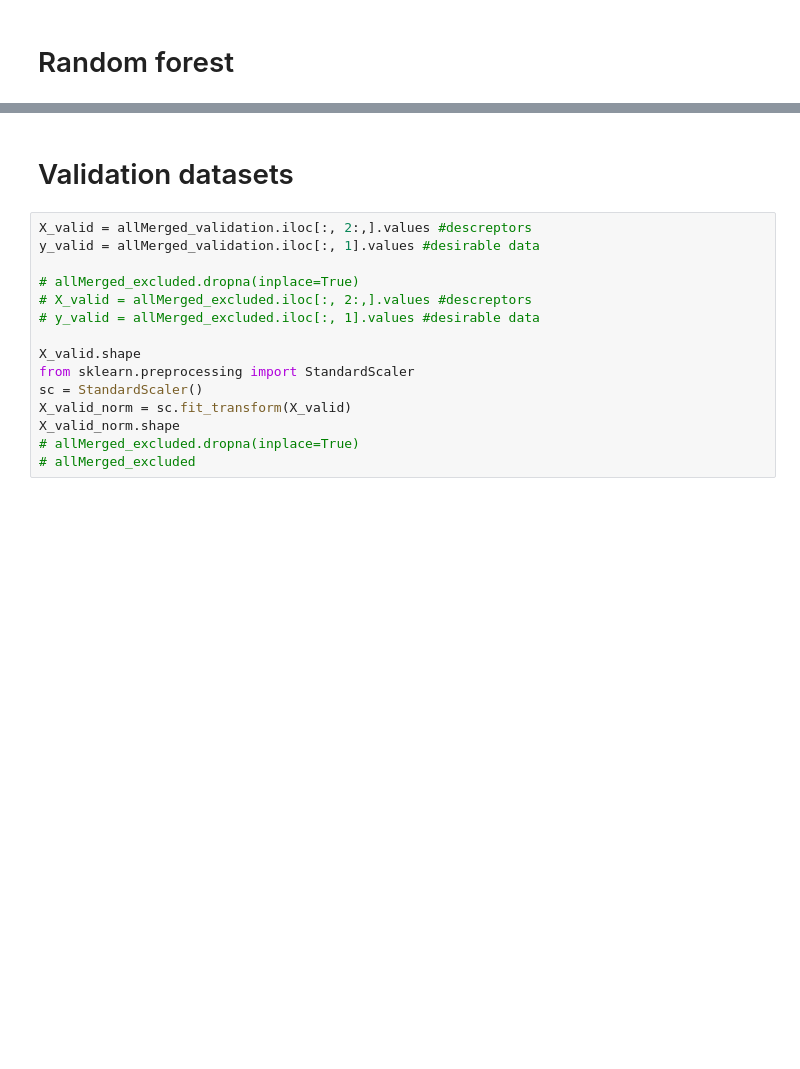
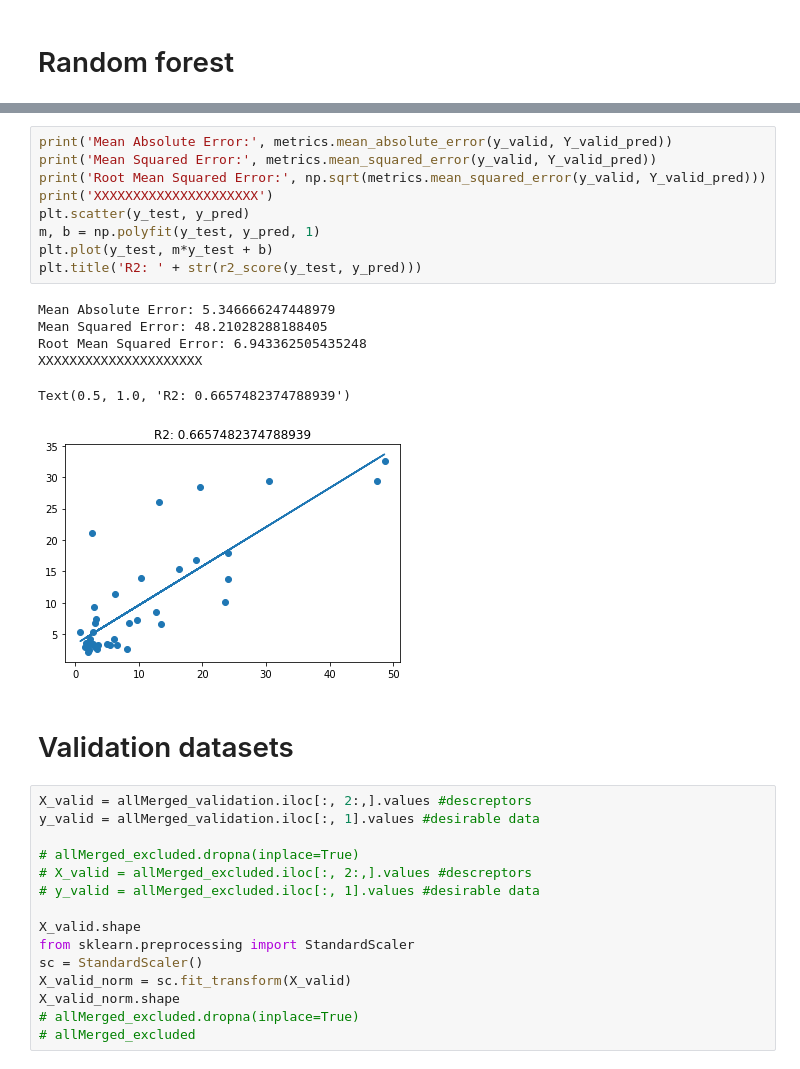
Before and after one commit to hskaushik/deepchem_learning, a Jupyter notebook: project1/RandomForest_PP_Clearance_regression.ipynb, the cells around one changed output, grey strips where cells are left out. Cells and saved outputs as stored; diff of their text form; blank space fills up the shorter version.

```diff
--- a/project1/RandomForest_PP_Clearance_regression.ipynb
+++ b/project1/RandomForest_PP_Clearance_regression.ipynb
@@ -170,3 +188,19 @@ Text(0.5, 1.0, 'R2: 0.7567818176438006')
+# %%
+print('Mean Absolute Error:', metrics.mean_absolute_error(y_valid, Y_valid_pred))
+print('Mean Squared Error:', metrics.mean_squared_error(y_valid, Y_valid_pred))
+print('Root Mean Squared Error:', np.sqrt(metrics.mean_squared_error(y_valid, Y_valid_pred)))
+print('XXXXXXXXXXXXXXXXXXXXX')
+plt.scatter(y_test, y_pred)
+m, b = np.polyfit(y_test, y_pred, 1)
+plt.plot(y_test, m*y_test + b)
+plt.title('R2: ' + str(r2_score(y_test, y_pred)))
+# %% [output]
+Mean Absolute Error: 5.346666247448979
+Mean Squared Error: 48.21028288188405
+Root Mean Squared Error: 6.943362505435248
+XXXXXXXXXXXXXXXXXXXXX
+Text(0.5, 1.0, 'R2: 0.6657482374788939')
+[figure, added]
 # %% [markdown]
 # Validation datasets
 # %%
```
Also changed, not shown: parts of 5 cells of this notebook, 1 other file.
